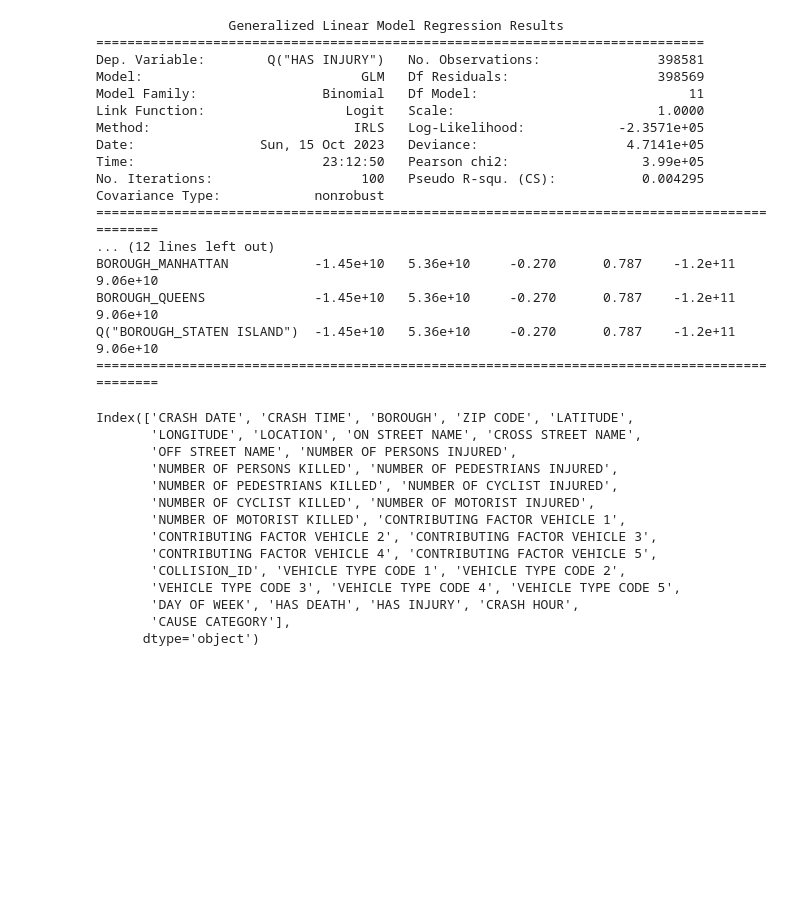
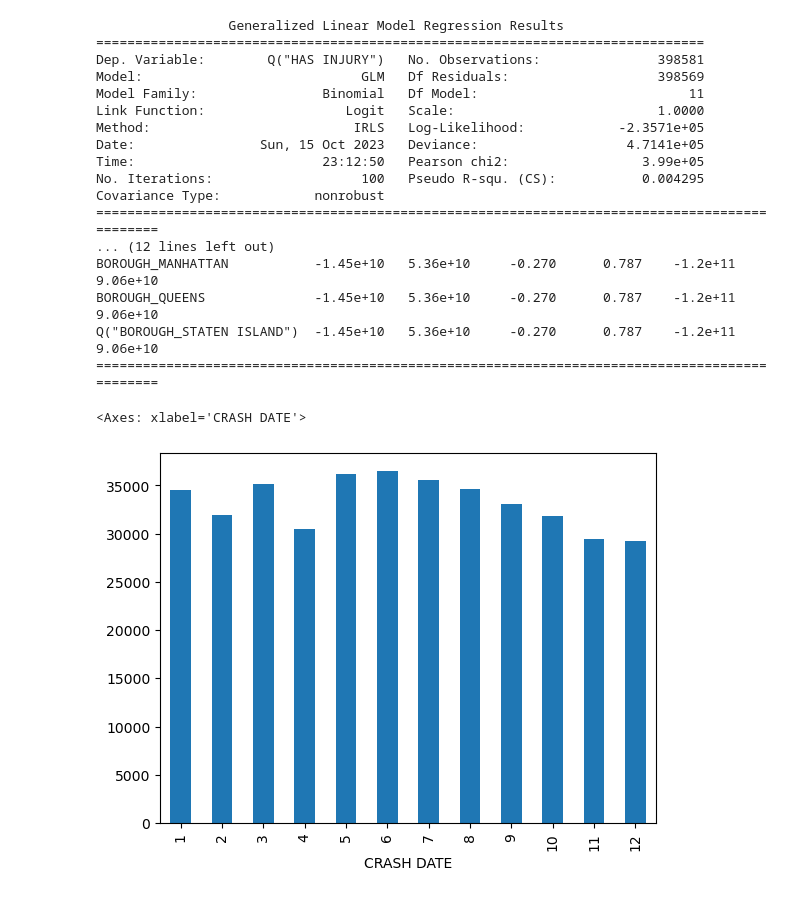
Before and after one commit to NedKost/MS-AAI-500-Team-Project, a Jupyter notebook: Pawan/Pawan_Borough_Analysis.ipynb, the cells around one changed output. Saved outputs shown, nothing was run; the diff lists cells and outputs as text; code cells hidden in the pictures; blank space fills up the shorter version.

Commit message:
Uploaded NED_Cares

```diff
--- a/Pawan/Pawan_Borough_Analysis.ipynb
+++ b/Pawan/Pawan_Borough_Analysis.ipynb
@@ -660,19 +721,8 @@ BOROUGH_QUEENS              -1.45e+10   5.36e+10     -0.270      0.787    -1.2e+
 Q("BOROUGH_STATEN ISLAND")  -1.45e+10   5.36e+10     -0.270      0.787    -1.2e+11    9.06e+10
 ==============================================================================================
 # %%
-MVC.columns
+# NED_Cares
+MVC['CRASH DATE'].dt.month.value_counts().sort_index().plot(kind='bar')
 # %% [output]
-Index(['CRASH DATE', 'CRASH TIME', 'BOROUGH', 'ZIP CODE', 'LATITUDE',
-       'LONGITUDE', 'LOCATION', 'ON STREET NAME', 'CROSS STREET NAME',
-       'OFF STREET NAME', 'NUMBER OF PERSONS INJURED',
-       'NUMBER OF PERSONS KILLED', 'NUMBER OF PEDESTRIANS INJURED',
-       'NUMBER OF PEDESTRIANS KILLED', 'NUMBER OF CYCLIST INJURED',
-       'NUMBER OF CYCLIST KILLED', 'NUMBER OF MOTORIST INJURED',
-       'NUMBER OF MOTORIST KILLED', 'CONTRIBUTING FACTOR VEHICLE 1',
-       'CONTRIBUTING FACTOR VEHICLE 2', 'CONTRIBUTING FACTOR VEHICLE 3',
-       'CONTRIBUTING FACTOR VEHICLE 4', 'CONTRIBUTING FACTOR VEHICLE 5',
-       'COLLISION_ID', 'VEHICLE TYPE CODE 1', 'VEHICLE TYPE CODE 2',
-       'VEHICLE TYPE CODE 3', 'VEHICLE TYPE CODE 4', 'VEHICLE TYPE CODE 5',
-       'DAY OF WEEK', 'HAS DEATH', 'HAS INJURY', 'CRASH HOUR',
-       'CAUSE CATEGORY'],
-      dtype='object')
+<Axes: xlabel='CRASH DATE'>
+[figure, added]
```
Also changed, not shown: parts of 9 cells of this notebook, 1 other file.
